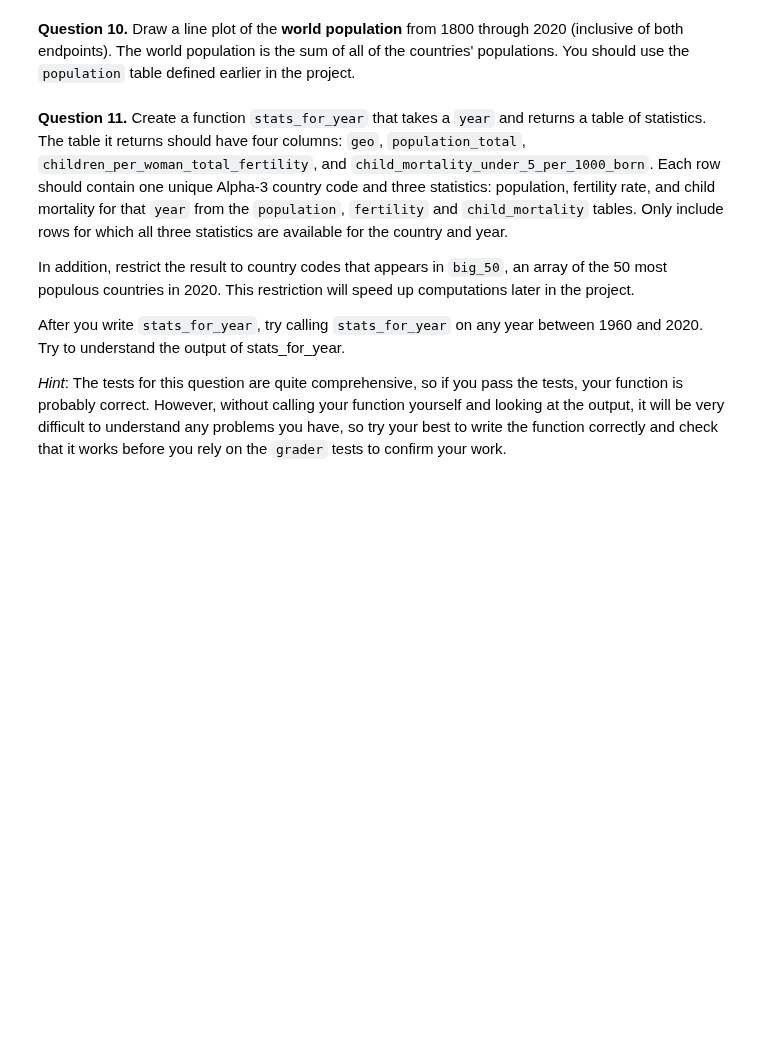
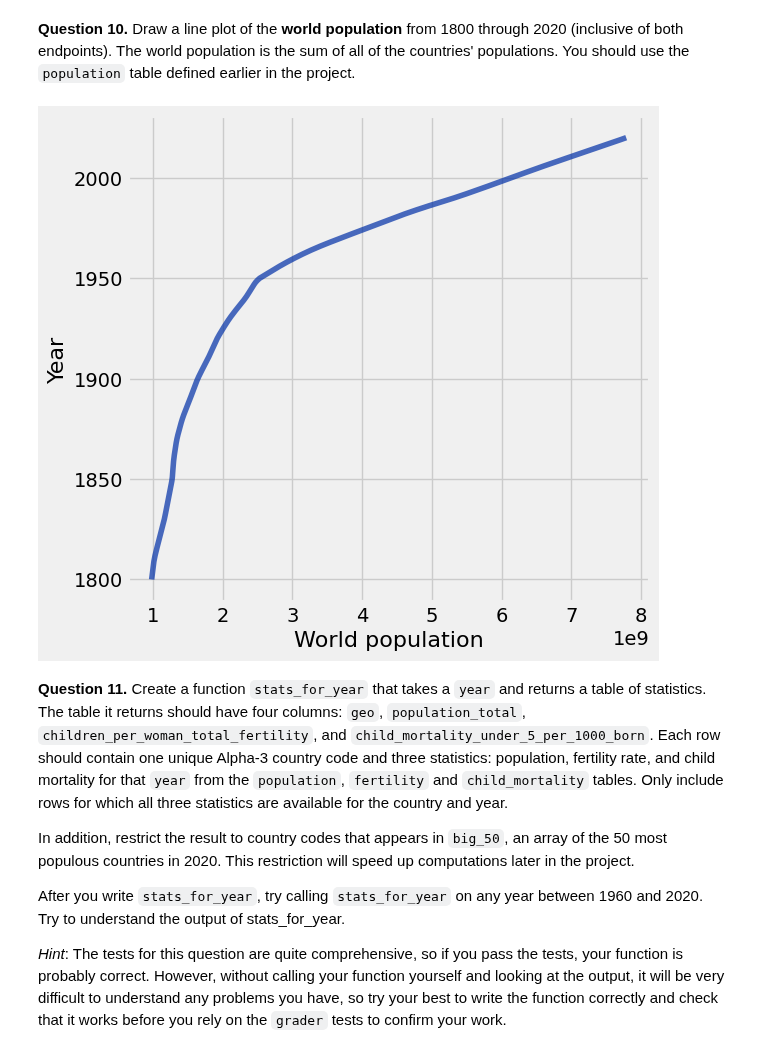
Before and after one commit to bwinterstein/Intro-Data, a Jupyter notebook: Project/project1.ipynb, the cells around one changed output. Saved outputs shown, nothing was run; the diff lists cells and outputs as text; code cells hidden in the pictures; blank space fills up the shorter version.

```diff
--- a/Project/project1.ipynb
+++ b/Project/project1.ipynb
@@ -366,3 +387,11 @@ grader.check("q1_9")
+# %%
+#Fill in code here
+world_pop = population.where("time", are.between_or_equal_to(1800, 2020))
+world_pop_by_year = world_pop.select("time", "population_total").group("time", sum)
+world_pop_by_year = world_pop_by_year.relabeled("time", "Year").relabeled("population_total sum", "World population")
+world_pop_by_year.plot("World population","Year")
+# %% [output]
+[figure, added]
 # %% [markdown]
 <!-- END QUESTION -->
 
```
Also changed, not shown: parts of 20 cells of this notebook, 1 other file.
